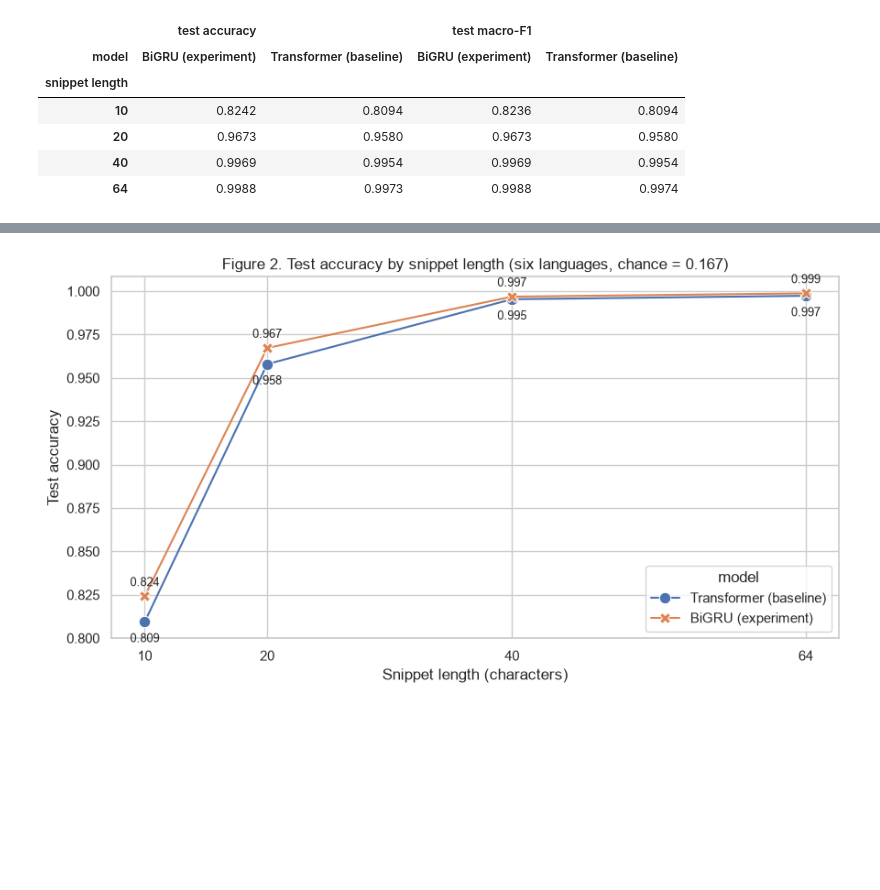
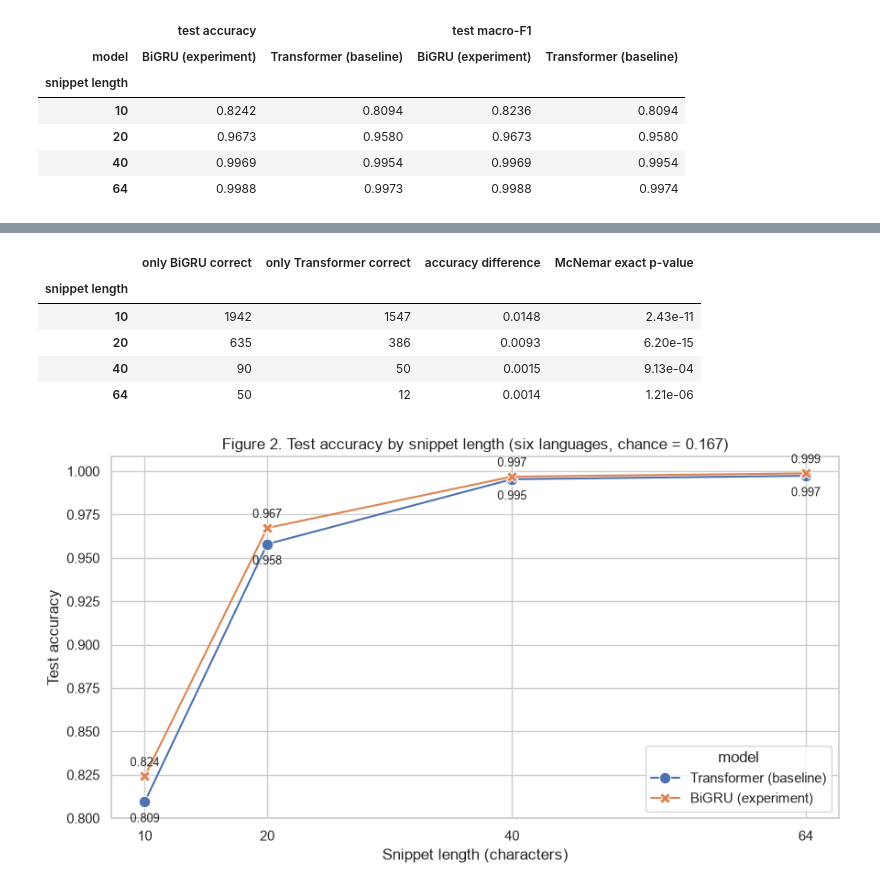
Before and after one commit to arturoappp/deep-learning-systems-project, a Jupyter notebook: deep_learning.ipynb, the cells around one changed output, grey strips where cells are left out. Drawn from its saved outputs; the diff is of its cells as text; code cells hidden in the pictures; blank space fills up the shorter version.

```diff
--- a/deep_learning.ipynb
+++ b/deep_learning.ipynb
@@ -482,3 +487,24 @@ pd.DataFrame({
+# %%
+from scipy.stats import binomtest
+
+mcnemar_rows = []
+for L, (snips, langs) in test_sets.items():
+    y_true = np.array([LABEL_TO_ID[l] for l in langs])
+    base_ok = predictions[("Transformer (baseline)", L)] == y_true
+    gru_ok = predictions[("BiGRU (experiment)", L)] == y_true
+    only_gru, only_base = int((gru_ok & ~base_ok).sum()), int((base_ok & ~gru_ok).sum())
+    test = binomtest(only_gru, only_gru + only_base, 0.5)
+    mcnemar_rows.append({"snippet length": L, "only BiGRU correct": only_gru, "only Transformer correct": only_base,
+                         "accuracy difference": gru_ok.mean() - base_ok.mean(), "McNemar exact p-value": test.pvalue})
+mcnemar = pd.DataFrame(mcnemar_rows).set_index("snippet length")
+mcnemar.style.format({"accuracy difference": "{:.4f}", "McNemar exact p-value": "{:.2e}"})
+# %% [output]
+|  | only BiGRU correct | only Transformer correct | accuracy difference | McNemar exact p-value |
+| snippet length |  |  |  |  |
+| 10 | 1942 | 1547 | 0.0148 | 2.43e-11 |
+| 20 | 635 | 386 | 0.0093 | 6.20e-15 |
+| 40 | 90 | 50 | 0.0015 | 9.13e-04 |
+| 64 | 50 | 12 | 0.0014 | 1.21e-06 |
 # %%
 # Figure 2 — test accuracy as a function of snippet length
 fig, ax = plt.subplots(figsize=(9, 5))
```
Also changed, not shown: parts of 7 cells of this notebook, 4 other files.
